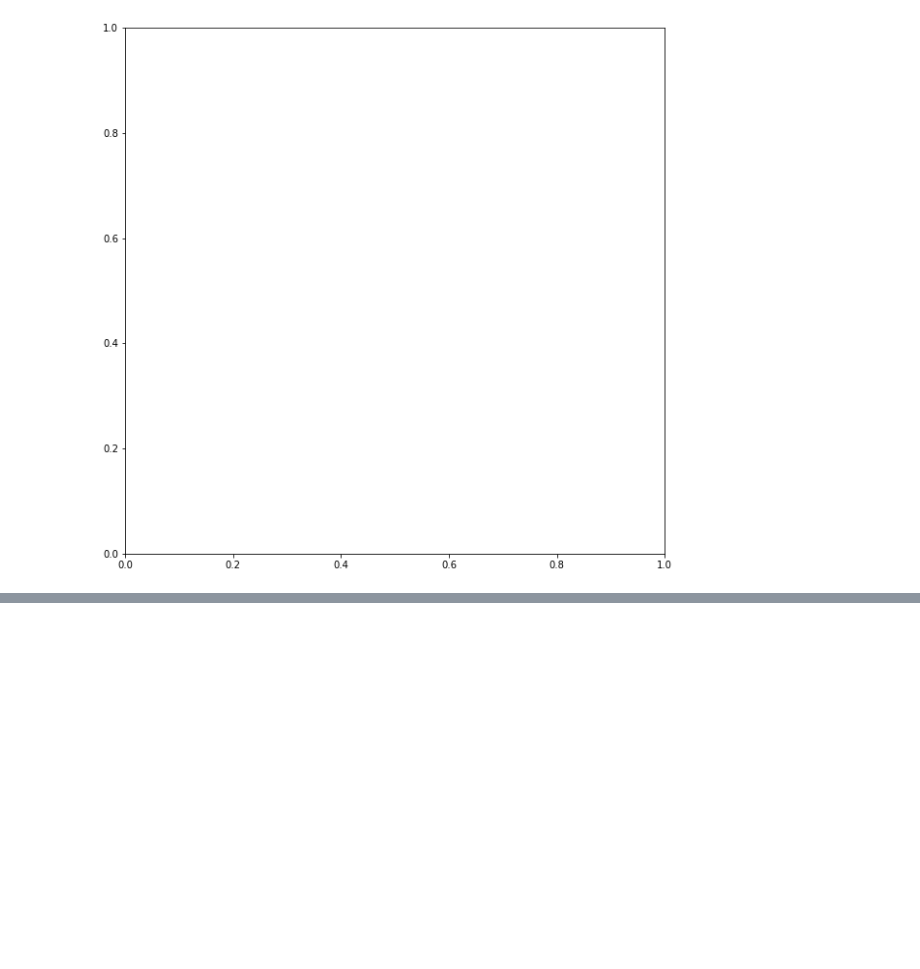
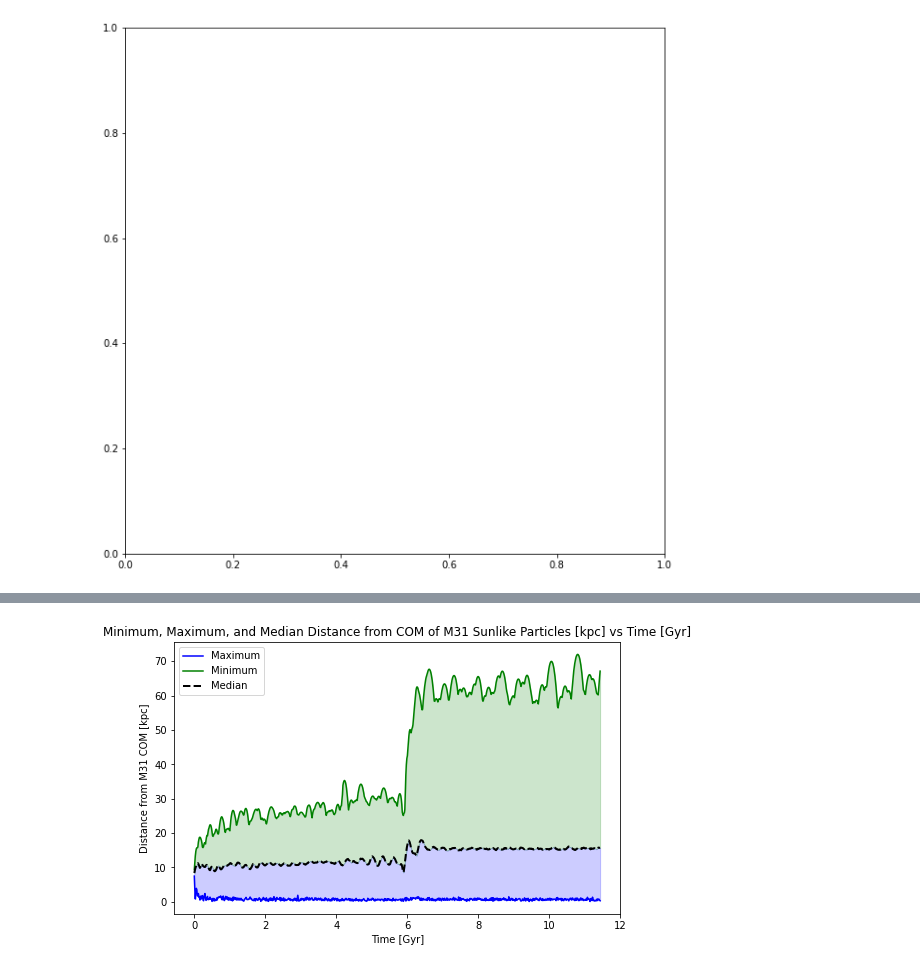
Before and after one commit to anshrg/400B_2023_Gupta, a Jupyter notebook: Research Assignments/Research Assignment 5/Ansh Gupta Galaxy Project - Fate of Sunlike Stars.ipynb, the cells around one changed output, grey strips where cells are left out. Saved outputs shown, nothing was run; the diff lists cells and outputs as text; code cells hidden in the pictures; blank space fills up the shorter version.

```diff
--- a/Research Assignments/Research Assignment 5/Ansh Gupta Galaxy Project - Fate of Sunlike Stars.ipynb
+++ b/Research Assignments/Research Assignment 5/Ansh Gupta Galaxy Project - Fate of Sunlike Stars.ipynb
@@ -216,7 +199,6 @@ M33_sunlike_indices = sunlike_stars(M33_path, 'M33', 0, sun_parameters, sun_tole
 ## 2. Visualize trajectory of selected stars
 #### 2.1 Get positions of all particles at each snapshot relative to the M31 COM. Create frame-by-frame plots at eachsnap number, plotting the sun-like particles in a different color.
 # %%
-snap_end = 400
 ax = plt.figure(figsize=(10,10)).add_subplot(projection="3d",computed_zorder=False)
 for index, i in enumerate(range(snap_start, snap_end+1, increment)):
     index = (index + snap_start)*increment # correct index for starting at nonzero snap_start
@@ -266,7 +248,7 @@ for index, i in enumerate(range(snap_start, snap_end+1, increment)):
     ax.set_zlim(-50, 50)
     ax.view_init(30, 30)
 
-    plt.savefig(f'images2/M31_COM_{index}.png') # save plot as image
+    plt.savefig(f'M31 COM images/M31_COM_{index}.png') # save plot as image
     ax.clear() # clear plot to get the next frame ready
 # %% [output]
 [figure]
@@ -320,0 +296,28 @@ threshold_Z = observed_Z[qso_threshold_indices]
+# %%
+radii_time_series = np.zeros(len(range(snap_start, snap_end+1, increment))) # time array for plotting
+minimum_radii = np.zeros(len(range(snap_start, snap_end+1, increment))) # empty min radii array
+maximum_radii = np.zeros(len(range(snap_start, snap_end+1, increment))) # empty max radii array
+median_radii = np.zeros(len(range(snap_start, snap_end+1, increment))) # empty median radii array
+
+for index, i in enumerate(range(snap_start, snap_end+1, increment)):
+    snap_index = (index + snap_start)*increment # correct index for starting at nonzero snap_start
+    ilbl = '000' + str(i) # add a string of the filenumber to the value “000”
+    ilbl = ilbl[-3:] # remove all but the last 3 digits
+
+    # Read in datafile at each snap number
+    filename = M31_path + 'M31/M31_' + ilbl + '.txt' # M31 filename including snap
+    time, total, data = Read(filename) # read in the datafile
+    print(i, time) # print the current step and real simulation time
+
+    disk_indices = np.where(data['type'] == 2) # get all disk particle indices
+    data = data[disk_indices] # data for all disk particles
+    x = data['x'] - M31_orbit['x'][snap_index] # x position for M31 disk particles relative to M31 COM
+    y = data['y'] - M31_orbit['y'][snap_index] # y position for M31 disk particles relative to M31 COM
+    z = data['z'] - M31_orbit['z'][snap_index] # z position for M31 disk particles relative to M31 COM
+    r = np.sqrt(x**2 + y**2 + z**2) # magnitude of radii for all particles at this timestep
+    M31_sunlike_r = r[M31_sunlike_indices] # all radii of Sun-like particles
+
+    minimum_radii[index] = M31_sunlike_r.min() # minimum Sun-like particle radius
+    maximum_radii[index] = M31_sunlike_r.max() # maximum Sun-like particle radius
+    median_radii[index] = np.median(M31_sunlike_r) # median Sun-like particle radius
+    radii_time_series[index] = time.value/1000 # current simulation time in Gyr
@@ -320,0 +342,14 @@ threshold_Z = observed_Z[qso_threshold_indices]
+# %%
+fig, ax = plt.subplots(figsize=(8,5))
+ax.plot(radii_time_series, minimum_radii, c='blue', label='Maximum') # plot minimum radii
+ax.plot(radii_time_series, maximum_radii, c='green', label='Minimum') # plot maximum radii
+ax.plot(radii_time_series, median_radii, c='black', ls='--', lw=2, label='Median') # plot median radii
+ax.fill_between(radii_time_series, minimum_radii, median_radii, color='blue', alpha=0.2) # min-median fill
+ax.fill_between(radii_time_series, maximum_radii, median_radii, color='green', alpha=0.2) # max-median fill
+ax.set_title('Minimum, Maximum, and Median Distance from COM of M31 Sunlike Particles [kpc] vs Time [Gyr]')
+ax.set_xlabel('Time [Gyr]')
+ax.set_ylabel('Distance from M31 COM [kpc]')
+plt.legend()
+plt.savefig('Radius-Plot.pdf')
+# %% [output]
+[figure, added]
```
Also changed, not shown: parts of 17 cells of this notebook, 2 other files.
